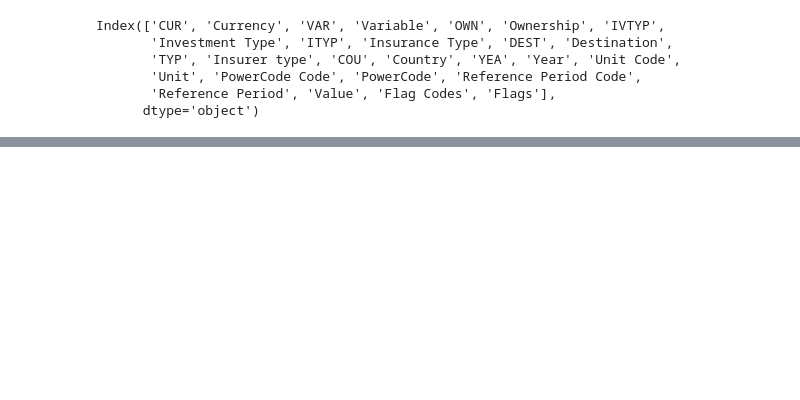
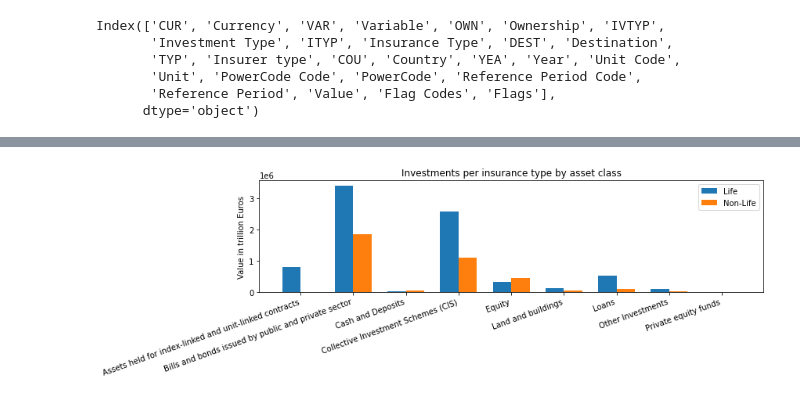
Before and after one commit to looreen/insurances, a Jupyter notebook: insurances.ipynb, the cells around one changed output, grey strips where cells are left out. Cells and saved outputs as stored; diff of their text form; code cells hidden in the pictures; blank space fills up the shorter version.

```diff
--- a/insurances.ipynb
+++ b/insurances.ipynb
@@ -82,0 +124,5 @@ plt.show()
+# %%
+total=grouped_german[investment_year & destination & investment_type & ~of_which]
+total1=total.groupby(['Insurance Type', 'Year'], as_index=False).sum()
+
+total1[total1['Insurance Type']!='Total']
@@ -82,0 +133,5 @@ plt.show()
+# %%
+total2=total.groupby(['Insurance Type', 'Year', 'Investment Type'], as_index=False).sum()
+
+total2=total[total['Insurance Type']!='Total']
+total2
@@ -82,0 +179,23 @@ plt.show()
+# %%
+life_insurances = total2[total2['Insurance Type']=='Life'].groupby('Investment Type', as_index=False).sum()['Value']
+non_life_insurances = total2[total2['Insurance Type']=='Non-Life'].groupby('Investment Type', as_index=False).sum()['Value']
+labels=total2[total2['Insurance Type']=='Life']['Investment Type']
+
+x = np.arange(len(labels))  # the label locations
+width = 0.35  # the width of the bars
+
+fig, ax = plt.subplots(figsize=(12,4))
+rect1=ax.bar(x-width/2, life_insurances, width, label='Life')
+rect2=ax.bar(x+width/2, non_life_insurances, width, label='Non-Life')
+
+# Add some text for labels, title and custom x-axis tick labels, etc.
+ax.set_ylabel('Value in trillion Euros')
+ax.set_title('Investments per insurance type by asset class')
+ax.set_xticks(x)
+ax.set_xticklabels(labels)
+ax.legend()
+ax.set_xticklabels(ax.get_xticklabels(), rotation=20, ha="right")
+
+fig.tight_layout()
+# %% [output]
+[figure, added]
```
Also changed, not shown: parts of 15 cells of this notebook.
